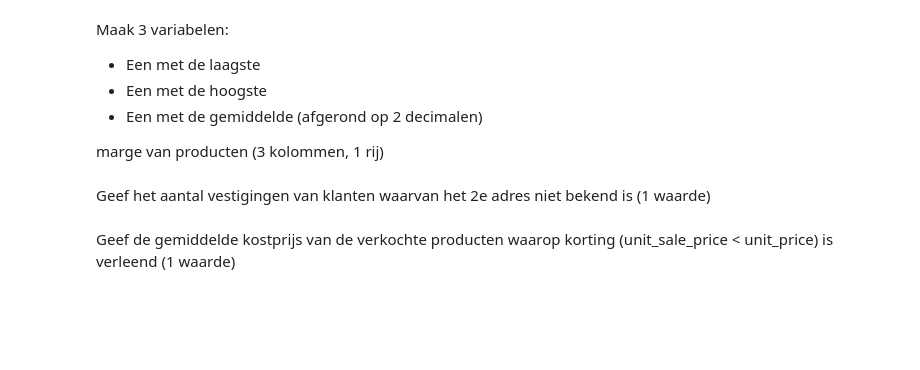
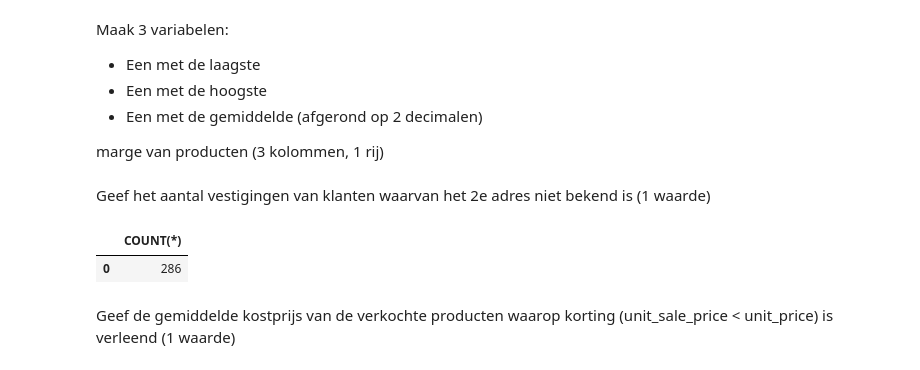
Before and after one commit to alex24106429/DEAI-Portfolio, a Jupyter notebook: week_1/werkcollege_2/Opdrachten_w1_wc2.ipynb, the cells around one changed output. Saved outputs shown, nothing was run; the diff lists cells and outputs as text; code cells hidden in the pictures; blank space fills up the shorter version.

```diff
--- a/week_1/werkcollege_2/Opdrachten_w1_wc2.ipynb
+++ b/week_1/werkcollege_2/Opdrachten_w1_wc2.ipynb
@@ -187,6 +187,11 @@ Maak 3 variabelen:
 marge van producten (3 kolommen, 1 rij)
 # %% [markdown]
 Geef het aantal vestigingen van klanten waarvan het 2e adres niet bekend is (1 waarde)
+# %%
+pd.read_sql_query("SELECT COUNT(*) FROM retailer_site WHERE address2 IS NULL ORDER BY retailer_site_code", connection)
+# %% [output]
+|  | COUNT(*) |
+| 0 | 286 |
 # %% [markdown]
 Geef de gemiddelde kostprijs van de verkochte producten waarop korting (unit_sale_price < unit_price) is verleend (1 waarde)
 # %% [markdown]
```
